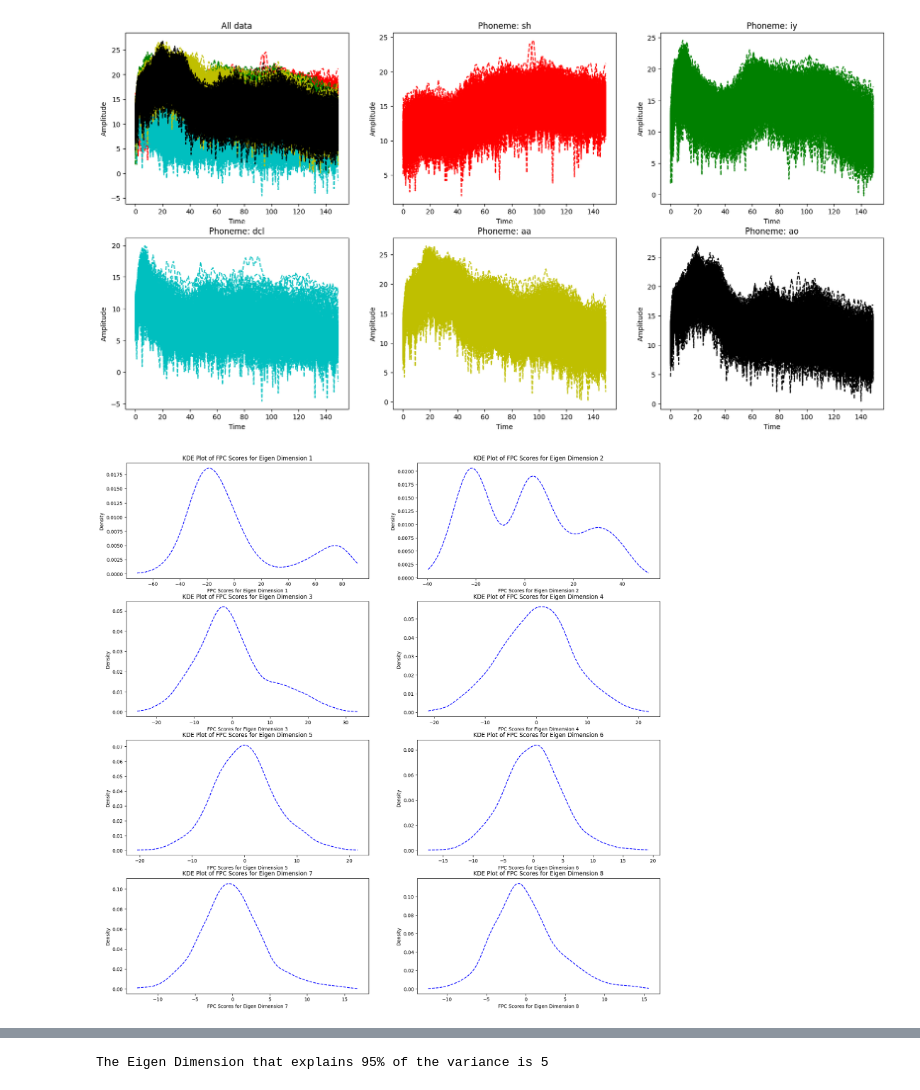
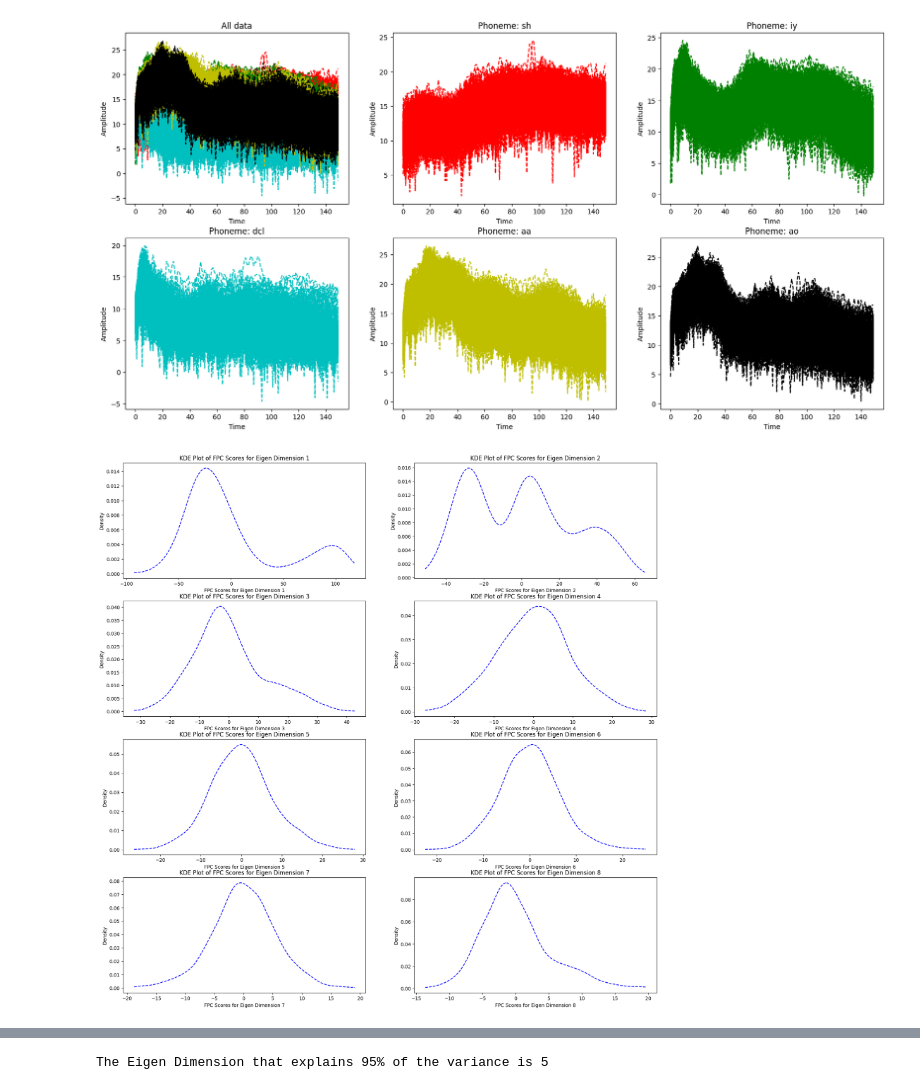
Before and after one commit to Newman251/Thesis-Functional_Data_Ensemble_Clustering_From_FDA, a Jupyter notebook: real_dataset1.ipynb, the cells around one changed output, grey strips where cells are left out. Drawn from its saved outputs; the diff is of its cells as text; code cells hidden in the pictures.

```diff
--- a/real_dataset1.ipynb
+++ b/real_dataset1.ipynb
@@ -90,29 +90,29 @@ Text(0, 0.5, 'Amplitude')
 # %%
 import scipy
 from scipy import spatial, interpolate
 from ensemble_clustering import functional_data_decomposition, functional_data_clustering
 from fda_results import percentage_variation_ami_ari, plot_percentage_variation_ami_ari
 
-data_smooth, mean, principal_componenets, eigen_functions = functional_data_decomposition (data, 10, 150)
+data_smooth, mean, principal_componenets, eigen_functions = functional_data_decomposition (data, 10, 250)
 
 # For loop to plot a 2x2 set of scatter plots for the kernel density plots of the first four principal components
 fig, ax = plt.subplots(4, 2, figsize=(20, 20))
 for i in range(8):
     # Kernel density plot for principal components[i], as a scatter plot
     # Determine the desnity of principal components[i]
     kde = scipy.stats.gaussian_kde(principal_componenets[:,i])
     # Create a grid of points
     x_grid = np.linspace(min(principal_componenets[:,i]), max(principal_componenets[:,i]), 100)
     # Evaluate the density on the grid
     density = kde(x_grid)
     # Plot the density
     ax[i//2, i%2].plot(x_grid, density, color='b', linestyle='--')
     ax[i//2, i%2].set_title('KDE Plot of FPC Scores for Eigen Dimension ' + str(i+1))
     ax[i//2, i%2].set_xlabel('FPC Scores for Eigen Dimension ' + str(i+1))
     ax[i//2, i%2].set_ylabel('Density')
 plt.show()
 # %% [output]
-[figure, old version]
+[figure, new version]
 # %%
 variance, ami, ari, v_range = percentage_variation_ami_ari(10, data, 150, true_labels, 5)
 plot_percentage_variation_ami_ari(variance, ami, ari, v_range, true_labels, data)
```
Also changed, not shown: parts of 5 cells of this notebook, 12 other files.
